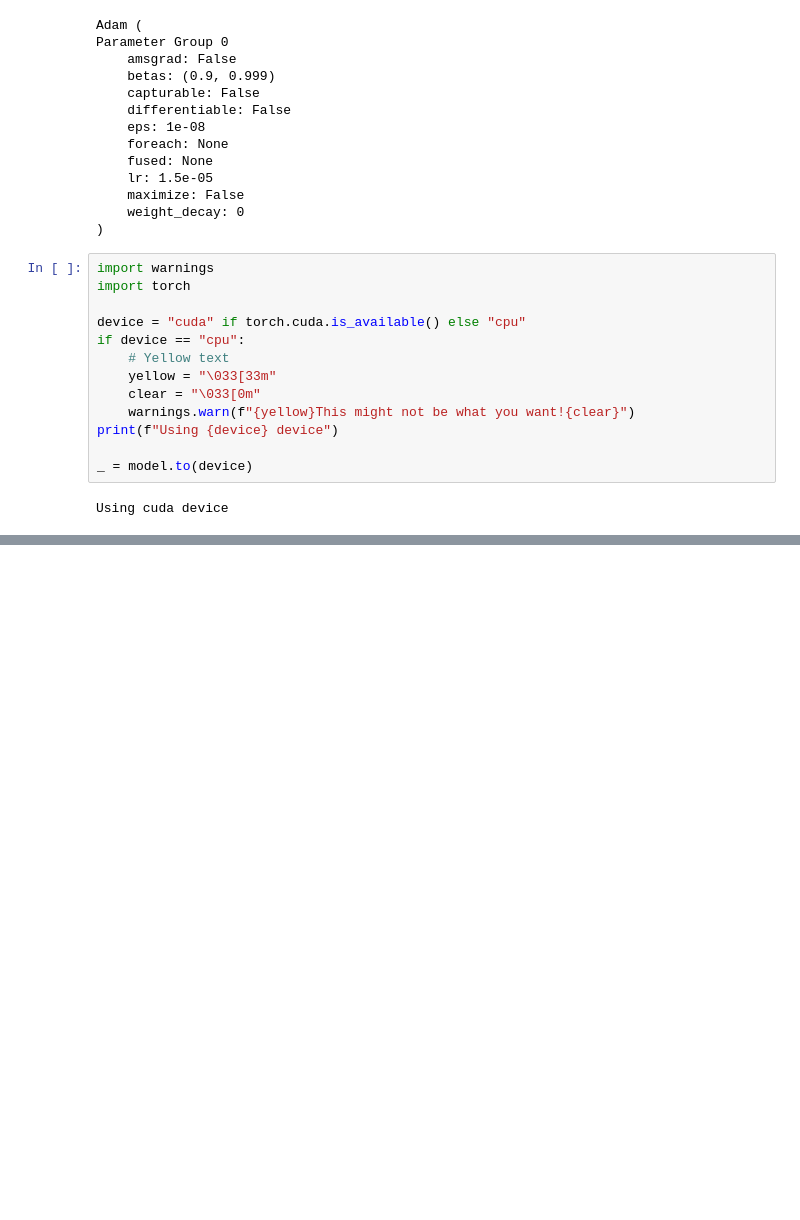
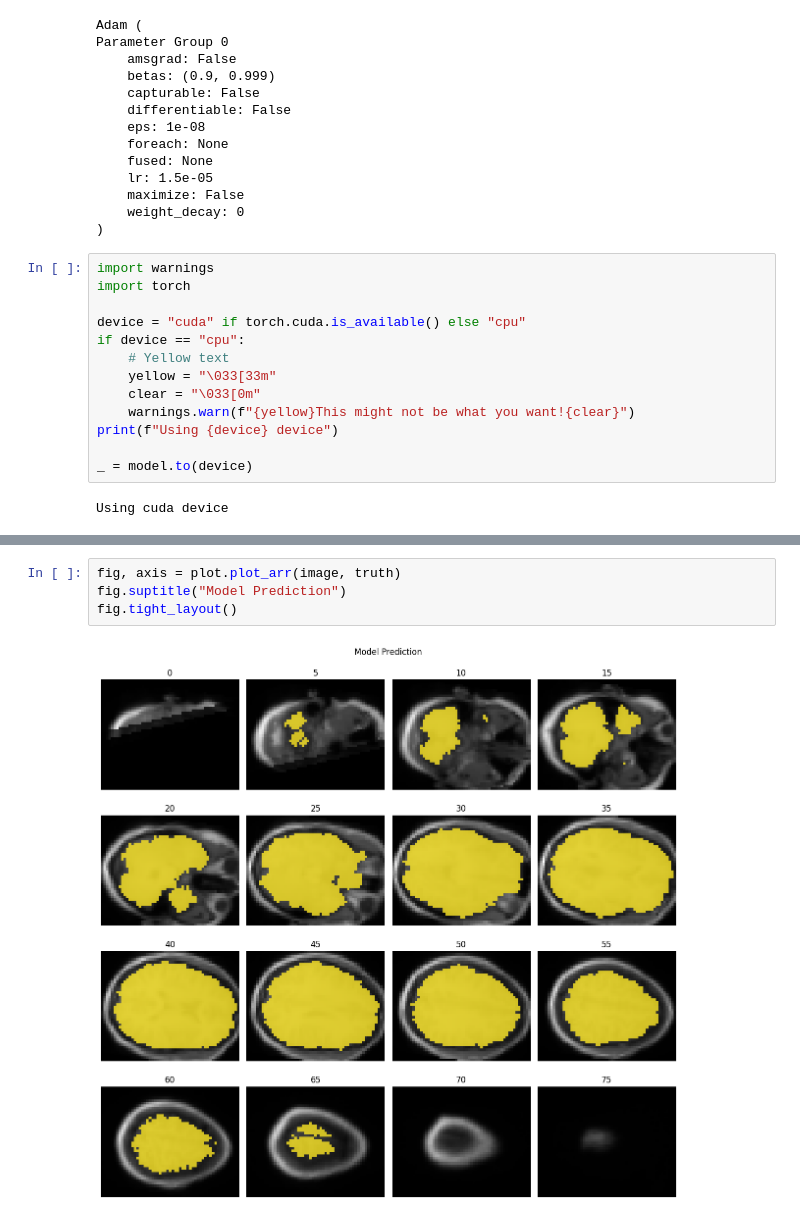
Before and after one commit to JGIBristol/fish_test, a Jupyter notebook: segment_test.ipynb, the cells around one changed output, grey strips where cells are left out. Drawn from its saved outputs; the diff is of its cells as text; blank space fills up the shorter version.

```diff
--- a/segment_test.ipynb
+++ b/segment_test.ipynb
@@ -240,0 +247,6 @@ plot.plot_arr(brain_confidence.numpy())
+# %%
+fig, axis = plot.plot_arr(image, truth)
+fig.suptitle("Model Prediction")
+fig.tight_layout()
+# %% [output]
+[figure, added]
```
Also changed, not shown: parts of 7 cells of this notebook.
